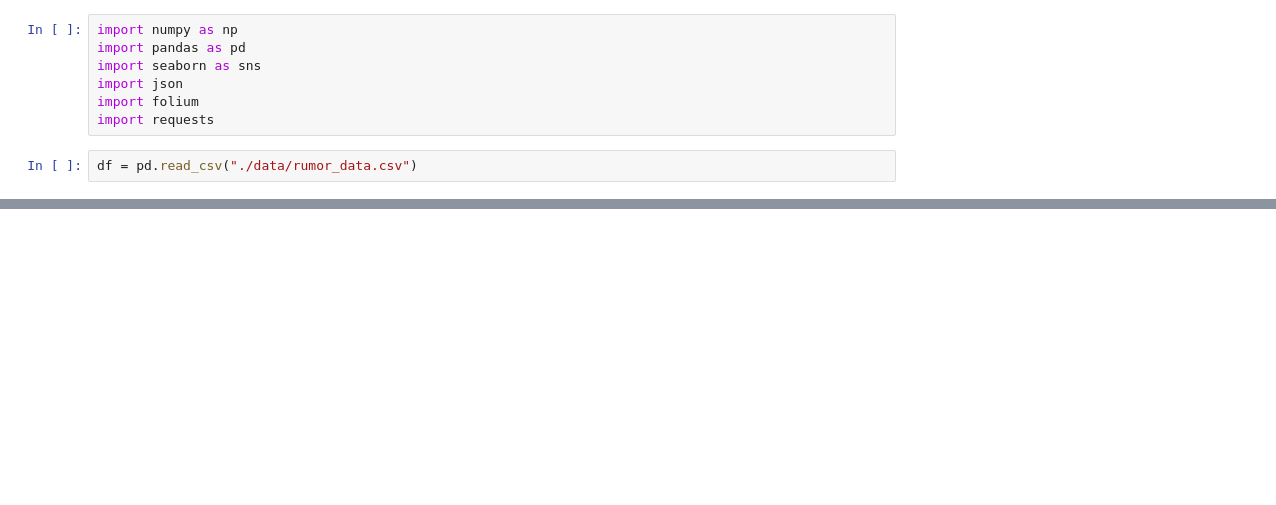
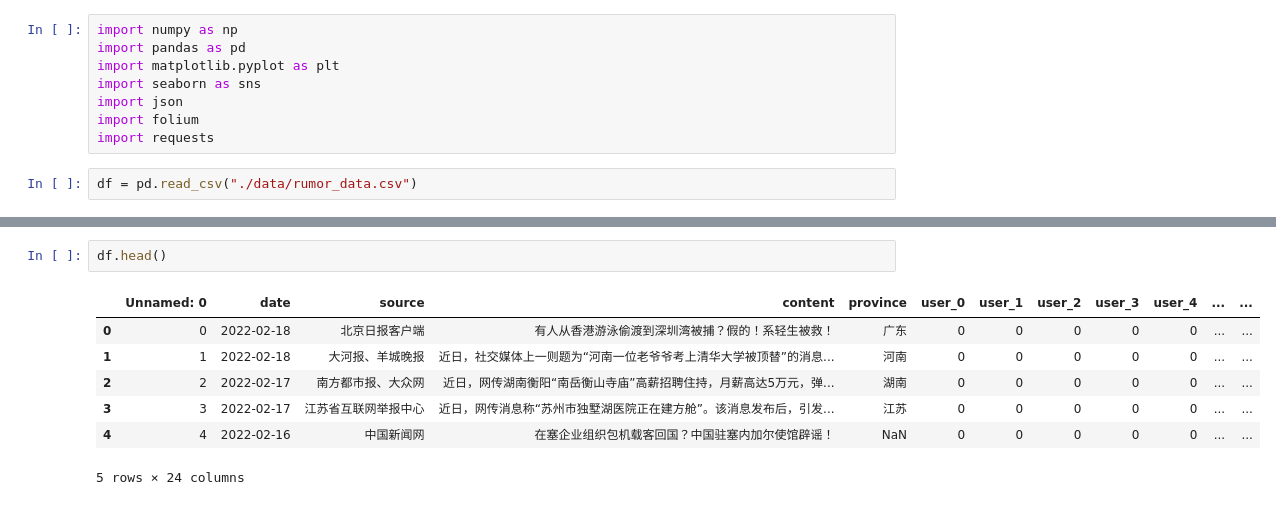
Before and after one commit to ThisisKUNMENG/dataVisualizationFinalProject, a Jupyter notebook: final.ipynb, the cells around one changed output, grey strips where cells are left out. Cells and saved outputs as stored; diff of their text form; blank space fills up the shorter version.

```diff
--- a/final.ipynb
+++ b/final.ipynb
@@ -1,6 +1,7 @@
 # %%
 import numpy as np
 import pandas as pd
+import matplotlib.pyplot as plt
 import seaborn as sns
 import json
 import folium
@@ -22,3 +23,13 @@ folium.LayerControl().add_to(m)
 m
 # %% [output]
 [interactive output not drawn]
+# %%
+df.head()
+# %% [output]
+|  | Unnamed: 0 | date | source | content | province | user_0 | user_1 | user_2 | user_3 | user_4 | ... | ... |
+| 0 | 0 | 2022-02-18 | 北京日报客户端 | 有人从香港游泳偷渡到深圳湾被捕？假的！系轻生被救！ | 广东 | 0 | 0 | 0 | 0 | 0 | ... | ... |
+| 1 | 1 | 2022-02-18 | 大河报、羊城晚报 | 近日，社交媒体上一则题为“河南一位老爷爷考上清华大学被顶替”的消息... | 河南 | 0 | 0 | 0 | 0 | 0 | ... | ... |
+| 2 | 2 | 2022-02-17 | 南方都市报、大众网 | 近日，网传湖南衡阳“南岳衡山寺庙”高薪招聘住持，月薪高达5万元，弹... | 湖南 | 0 | 0 | 0 | 0 | 0 | ... | ... |
+| 3 | 3 | 2022-02-17 | 江苏省互联网举报中心 | 近日，网传消息称“苏州市独墅湖医院正在建方舱”。该消息发布后，引发... | 江苏 | 0 | 0 | 0 | 0 | 0 | ... | ... |
+| 4 | 4 | 2022-02-16 | 中国新闻网 | 在塞企业组织包机载客回国？中国驻塞内加尔使馆辟谣！ | NaN | 0 | 0 | 0 | 0 | 0 | ... | ... |
+5 rows × 24 columns
```
Also changed, not shown: parts of 1 cell of this notebook, 4 other files.
